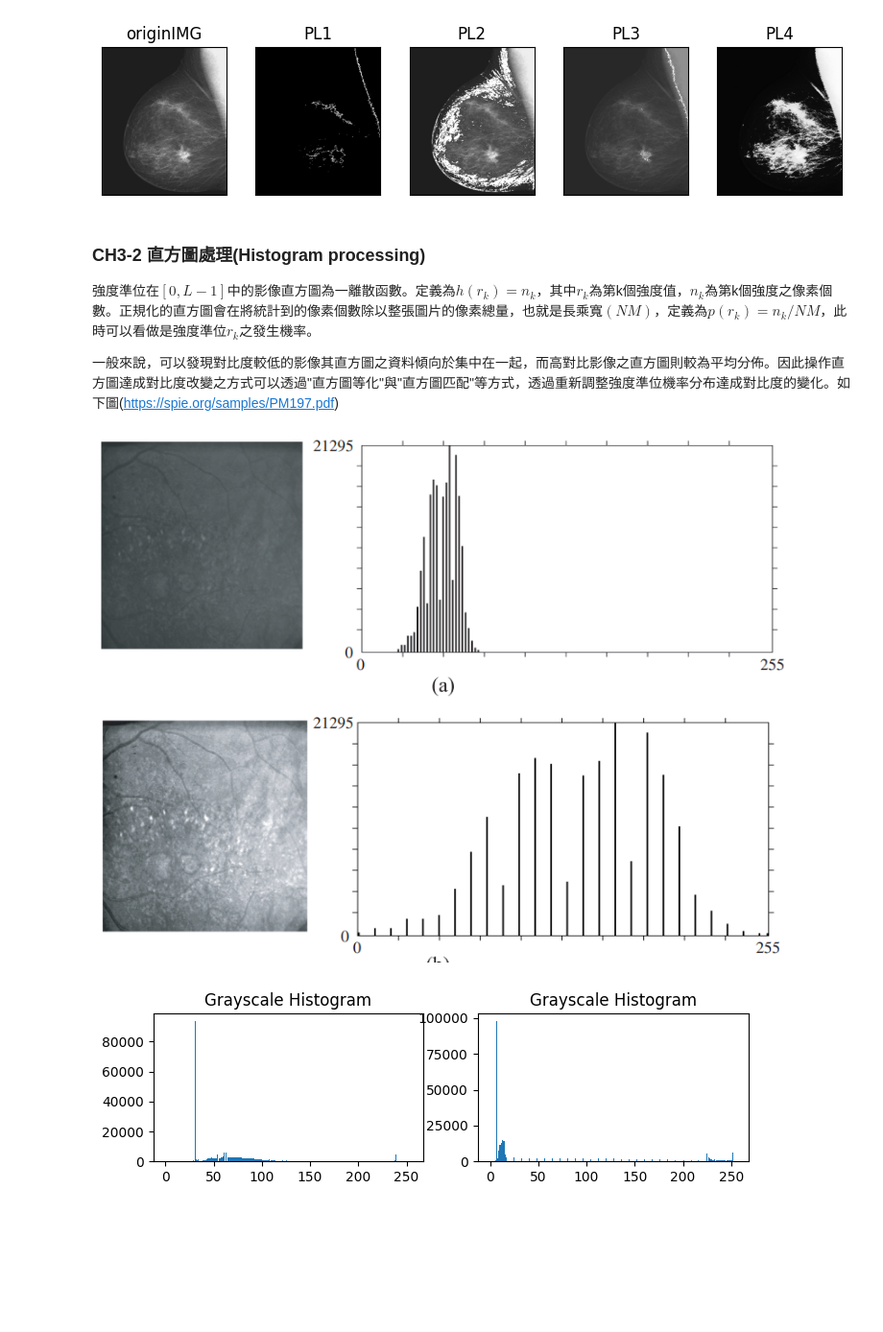
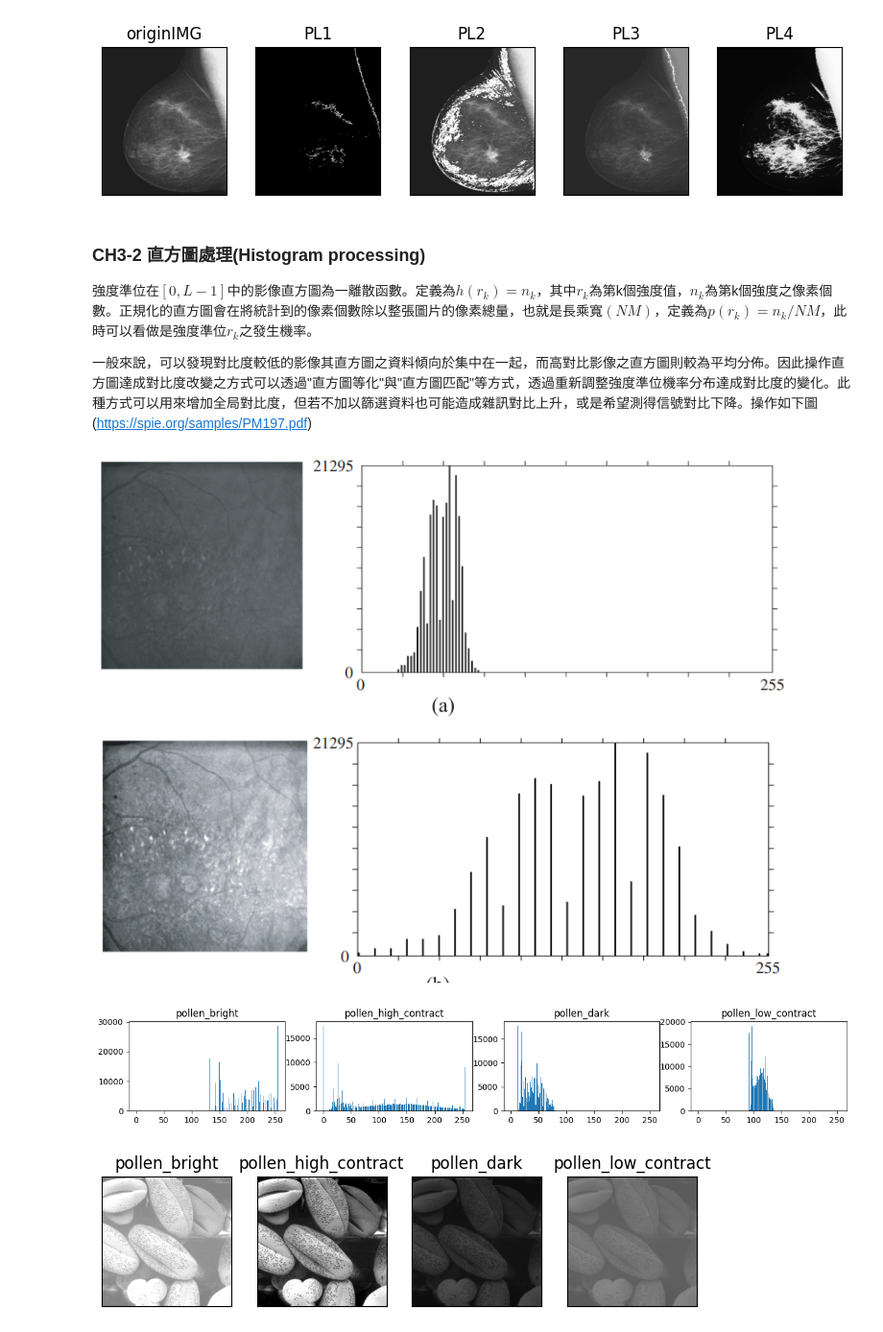
Before and after one commit to HelpHelpHelp-Charlie/DIP_learning, a Jupyter notebook: CH3.ipynb, the cells around one changed output. Shown at 96% size. Drawn from its saved outputs; the diff is of its cells as text; code cells hidden in the pictures; blank space fills up the shorter version.

```diff
--- a/CH3.ipynb
+++ b/CH3.ipynb
@@ -104,22 +104,48 @@ show5plt(RGBIMG,PL1,PL2,PL3,PL4,n1="originIMG",n2="PL1",n3="PL2",n4="PL3",n5="PL
 ### CH3-2 直方圖處理(Histogram processing)
 強度準位在$[0,L-1]$中的影像直方圖為一離散函數。定義為$h(r_k)=n_k$，其中$r_k$為第k個強度值，$n_k$為第k個強度之像素個數。正規化的直方圖會在將統計到的像素個數除以整張圖片的像素總量，也就是長乘寬$(NM)$，定義為$p(r_k)=n_k/NM$，此時可以看做是強度準位$r_k$之發生機率。<br />
 
-一般來說，可以發現對比度較低的影像其直方圖之資料傾向於集中在一起，而高對比影像之直方圖則較為平均分佈。因此操作直方圖達成對比度改變之方式可以透過"直方圖等化"與"直方圖匹配"等方式，透過重新調整強度準位機率分布達成對比度的變化。如下圖(https://spie.org/samples/PM197.pdf)
+一般來說，可以發現對比度較低的影像其直方圖之資料傾向於集中在一起，而高對比影像之直方圖則較為平均分佈。因此操作直方圖達成對比度改變之方式可以透過"直方圖等化"與"直方圖匹配"等方式，透過重新調整強度準位機率分布達成對比度的變化。此種方式可以用來增加全局對比度，但若不加以篩選資料也可能造成雜訊對比上升，或是希望測得信號對比下降。操作如下圖(https://spie.org/samples/PM197.pdf)
 
 ![image.png](attachment:image.png)
 # %%
-histogram1, bin_edges1 = np.histogram(cv2.cvtColor(RGBIMG.astype('float32'),cv2.COLOR_RGB2GRAY), bins=np.arange(0,256,1))
-histogram2, bin_edges2 = np.histogram(cv2.cvtColor(PL4.astype('float32'),cv2.COLOR_RGB2GRAY), bins=np.arange(0,256,1))
+pollen_bright = cv2.imread('source_img/pollen_bright.tif')
+pollen_bright =  cv2.cvtColor(pollen_bright,cv2.COLOR_BGR2RGB)
 
-fig =plt.figure(figsize=(8,2));
-ax=fig.add_subplot(121)
-ax.set_title("Grayscale Histogram")
+pollen_high_contract = cv2.imread('source_img/pollen_high_contract.tif')
+pollen_high_contract  =  cv2.cvtColor(pollen_high_contract,cv2.COLOR_BGR2RGB)
+
+pollen_dark = cv2.imread('source_img/pollen_dark.tif')
+pollen_dark  =  cv2.cvtColor(pollen_dark,cv2.COLOR_BGR2RGB)
+
+pollen_low_contract = cv2.imread('source_img/pollen_low_contract.tif')
+pollen_low_contract  =  cv2.cvtColor(pollen_low_contract,cv2.COLOR_BGR2RGB)
+
+histogram1, bin_edges1 = np.histogram(cv2.cvtColor(pollen_bright.astype('float32'),cv2.COLOR_RGB2GRAY), bins=np.arange(0,256,1))
+histogram2, bin_edges2 = np.histogram(cv2.cvtColor(pollen_high_contract.astype('float32'),cv2.COLOR_RGB2GRAY), bins=np.arange(0,256,1))
+histogram3, bin_edges3 = np.histogram(cv2.cvtColor(pollen_dark.astype('float32'),cv2.COLOR_RGB2GRAY), bins=np.arange(0,256,1))
+histogram4, bin_edges4 = np.histogram(cv2.cvtColor(pollen_low_contract.astype('float32'),cv2.COLOR_RGB2GRAY), bins=np.arange(0,256,1))
+
+fig =plt.figure(figsize=(16,2));
+ax=fig.add_subplot(141)
+ax.set_title("pollen_bright")
 #ax.set_xlabel("grayscale scale")
 #ax.set_ylabel("pixel count")
 _ =ax.hist(bin_edges1[:-1], bin_edges1, weights=histogram1)
 
-ax=fig.add_subplot(122)
-ax.set_title("Grayscale Histogram")
+ax=fig.add_subplot(142)
+ax.set_title("pollen_high_contract")
 _ =ax.hist(bin_edges2[:-1], bin_edges2, weights=histogram2)
+
+ax=fig.add_subplot(143)
+ax.set_title("pollen_dark")
+_ =ax.hist(bin_edges3[:-1], bin_edges3, weights=histogram3)
+
+ax=fig.add_subplot(144)
+ax.set_title("pollen_low_contract")
+_ =ax.hist(bin_edges4[:-1], bin_edges4, weights=histogram4)
+
+show4plt(pollen_bright,pollen_high_contract,pollen_dark,pollen_low_contract,
+         n1="pollen_bright",n2="pollen_high_contract",n3="pollen_dark",n4="pollen_low_contract")
 # %% [output]
-[figure, old version]
+[figure, new version]
+[figure, added]
```
Also changed, not shown: parts of 1 cell of this notebook, 4 other files.
